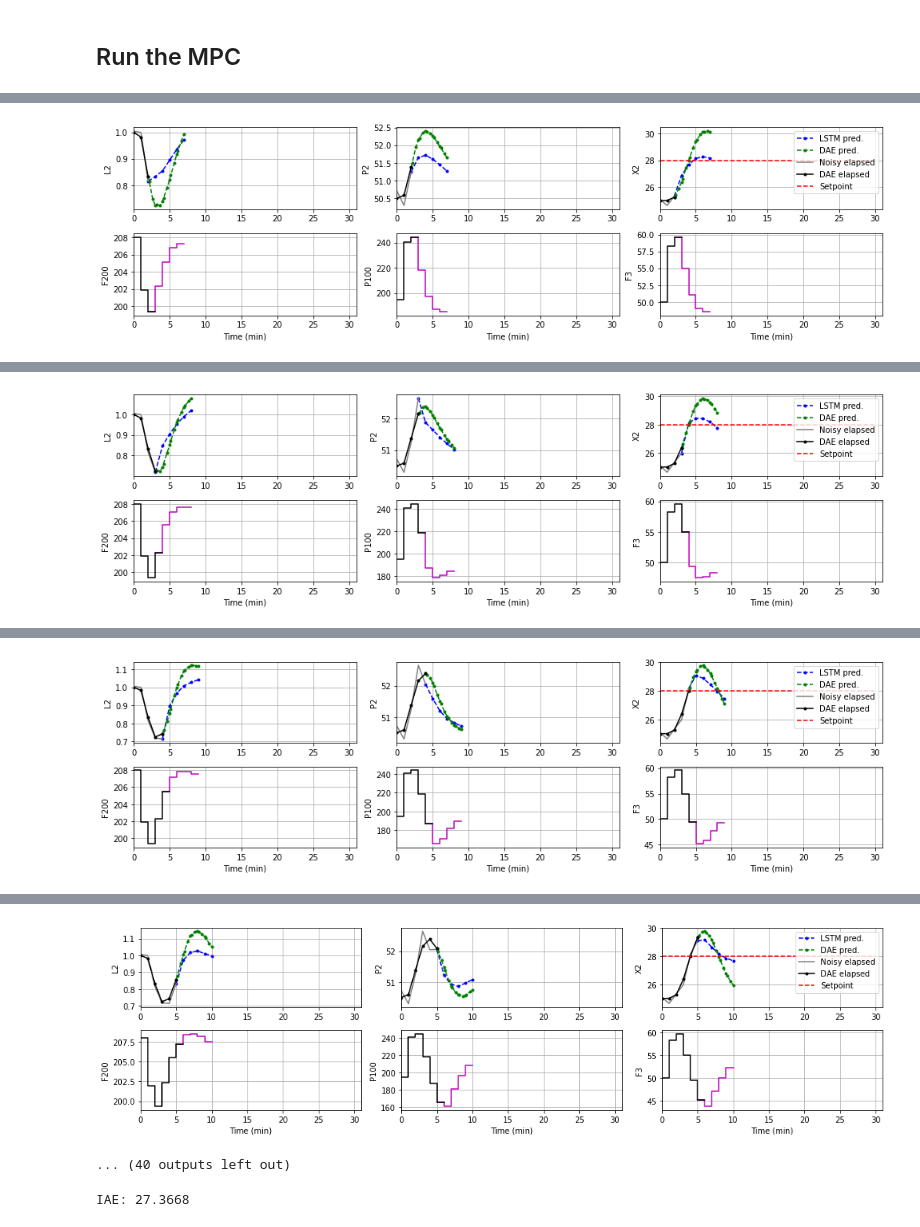
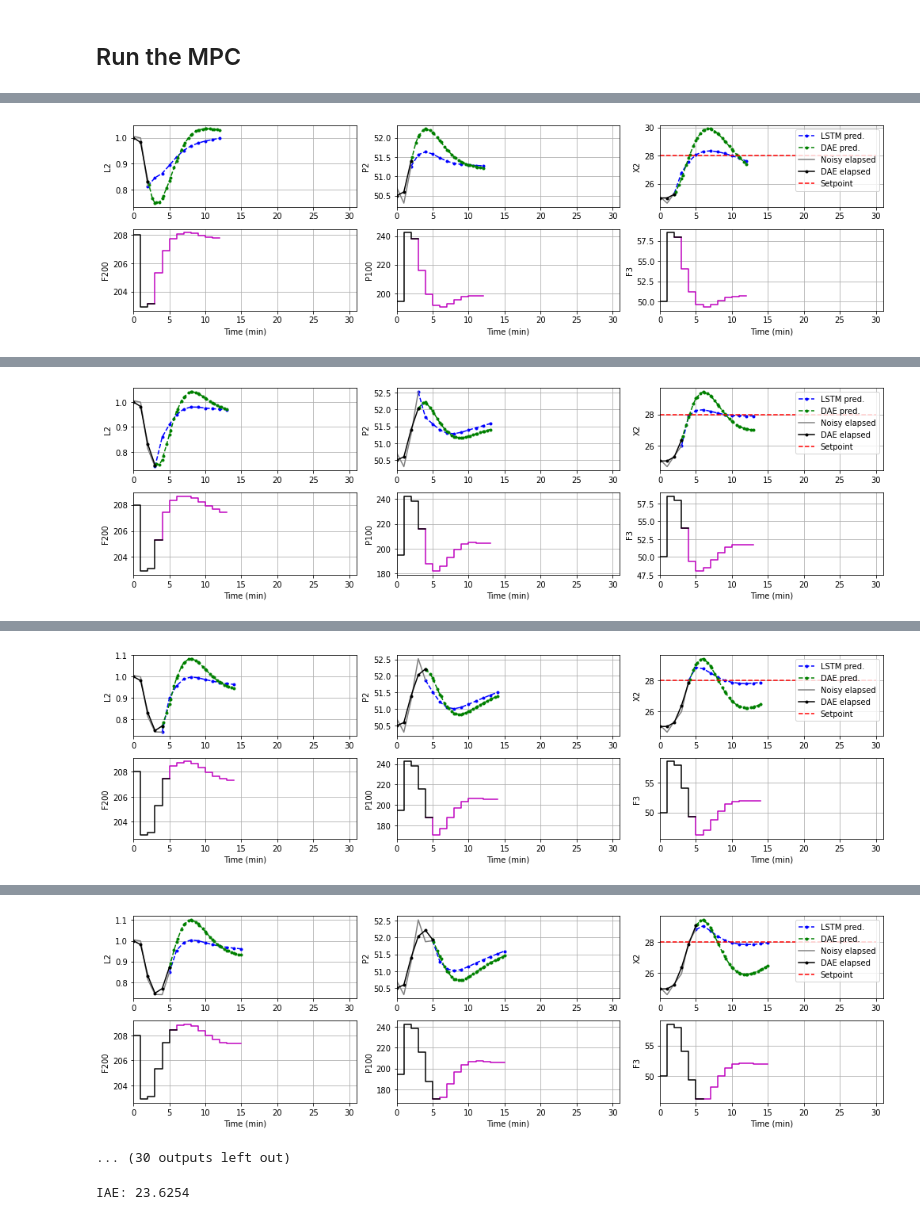
Before and after one commit to kspilario/MKCVA_MPC, a Jupyter notebook: Evap_LSTM_MPC.ipynb, the cells around one changed output, grey strips where cells are left out. Drawn from its saved outputs; the diff is of its cells as text; code cells hidden in the pictures.

```diff
--- a/Evap_LSTM_MPC.ipynb
+++ b/Evap_LSTM_MPC.ipynb
@@ -28,8 +28,18 @@ lstm_mdl = load_model('evap_lstm.keras')
 # Show the model architecture
 lstm_mdl.summary()
 
+# Turn the LSTM model into a concrete function
+input_spec = tf.TensorSpec([None, 15, 6], dtype=tf.float32)
+lstm_func = tf.function(lstm_mdl).get_concrete_function(input_spec)
+
+# Use Tensorflow's XLA (Accelerated Linear Algebra) for faster inference
+@tf.function(jit_compile=True)
+def lstm_predict(x):
+    return lstm_func(tf.cast(x, tf.float32))
+
 # Load standard scaler scales and means from training
 # Columns: [F200, P100, F3, L2, P2, X2]
+YI, UI = np.array([3, 4, 5]), np.array([0, 1, 2])
 scale_ = np.array([30.52634951, 27.30680801, 3.31043849, 0.12226375, 2.27643356, 4.95861316])
 mean_ = np.array([204.82968912, 196.14955658, 49.74290531, 1.0075573, 50.58551774, 25.41497448])
 # %% [output]
@@ -186,7 +196,7 @@ def solve_model(ti, tf, F200data, P100data, F3data, N_hor, init_data):
     evap_df.columns = col_list
     return evap_df, res
 # %%
-def sim_mpc(lstm_mdl, uy0, u):
+def sim_mpc(uy0, u):
     # Shape of uy0: [look_back x n_u+n_y] (not scaled)
     # Shape of u:   [N_hor x n_u] (not scaled)
 
@@ -204,7 +214,7 @@ def sim_mpc(lstm_mdl, uy0, u):
         uy = np.hstack((np.vstack((uy[1:, UI],
                                    u_[np.minimum(j, N-1), :])),
                         uy[:, YI]))
-        y = lstm_mdl.predict(uy[np.newaxis, :, :], verbose=0)
+        y = lstm_predict(uy[np.newaxis, :, :])
         y_pred[j, :] = y[:, -1, :]
         uy = np.hstack((uy[:, UI],
                         np.vstack((uy[1:, YI], y[:, -1, :]))))
@@ -223,7 +233,7 @@ class NLP_MPC:
         u = (v.reshape(-1, 3)-0.5) * np.array([100, 100, 20]) + \
                                      np.array([208, 194.7, 50])   # nominal condition
         u_ = np.vstack((uy0[-1, UI], u))
-        y = sim_mpc(lstm_mdl, uy0, u_)
+        y = sim_mpc(uy0, u_)
 
         # Objective function
         return np.sum(((y[:, 2] - self.X2_sp)/25) ** 2) + \
@@ -252,10 +262,8 @@ class NLP_MPC:
 # %% [markdown]
 ## Run the MPC
 # %%
-YI, UI = np.array([3, 4, 5]), np.array([0, 1, 2])
-
-N_hor = 5                   # Prediction horizon
-N_iter = 26                 # No. of MPC iterations
+N_hor = 10                  # Prediction horizon
+N_iter = 21                 # No. of MPC iterations
 X2_sp = 28                  # Setpoint for X2
 nvar = (N_hor-1)*len(UI)    # No. of decision variables for IPOPT
 
@@ -321,7 +329,7 @@ for t in range(N_iter):
     u_res = (res.reshape(-1, 3)-0.5) * np.array([100, 100, 20]) + \
                                        np.array([208, 194.7, 50])   # nominal condition
     u_res = np.vstack((uy0[-1, UI], u_res))
-    y = sim_mpc(lstm_mdl, uy0, u_res)
+    y = sim_mpc(uy0, u_res)
     mdl_save[t, :] = y.ravel()
 
     # Implement the control moves on the Pyomo model
@@ -412,3 +420,3 @@ IPOPT took 36.3694 sec.
 b'Algorithm terminated successfully at a locally optimal point, satisfying the convergence tolerances (can be specified by options).'
 Pyomo Status: ok
-[figure, old version]
+[figure, new version]
@@ -417,3 +425,3 @@ IPOPT took 42.9129 sec.
 b'Algorithm terminated successfully at a locally optimal point, satisfying the convergence tolerances (can be specified by options).'
 Pyomo Status: ok
-[figure, old version]
+[figure, new version]
@@ -422,3 +430,3 @@ IPOPT took 42.9227 sec.
 b'Algorithm terminated successfully at a locally optimal point, satisfying the convergence tolerances (can be specified by options).'
 Pyomo Status: ok
-[figure, old version]
+[figure, new version]
@@ -427,7 +435,7 @@ IPOPT took 43.1402 sec.
 b'Algorithm terminated successfully at a locally optimal point, satisfying the convergence tolerances (can be specified by options).'
 Pyomo Status: ok
-[figure, old version]
+[figure, new version]
-... (40 outputs left out)
+... (30 outputs left out)
 # %%
 # Calculate IAE
 IAE = np.sum(np.abs(y_pyomo_save[:, 2] - X2_sp))
@@ -447,4 +455,4 @@ all_data['y_noisy_save'] = y_noisy.tolist()
 with open(f'lstm_SPT{X2_sp}_outputs.json', 'w') as f:
     json.dump(all_data, f)
 # %% [output]
-IAE: 27.3668
+IAE: 23.6254
```
Also changed, not shown: parts of 1 cell of this notebook.
